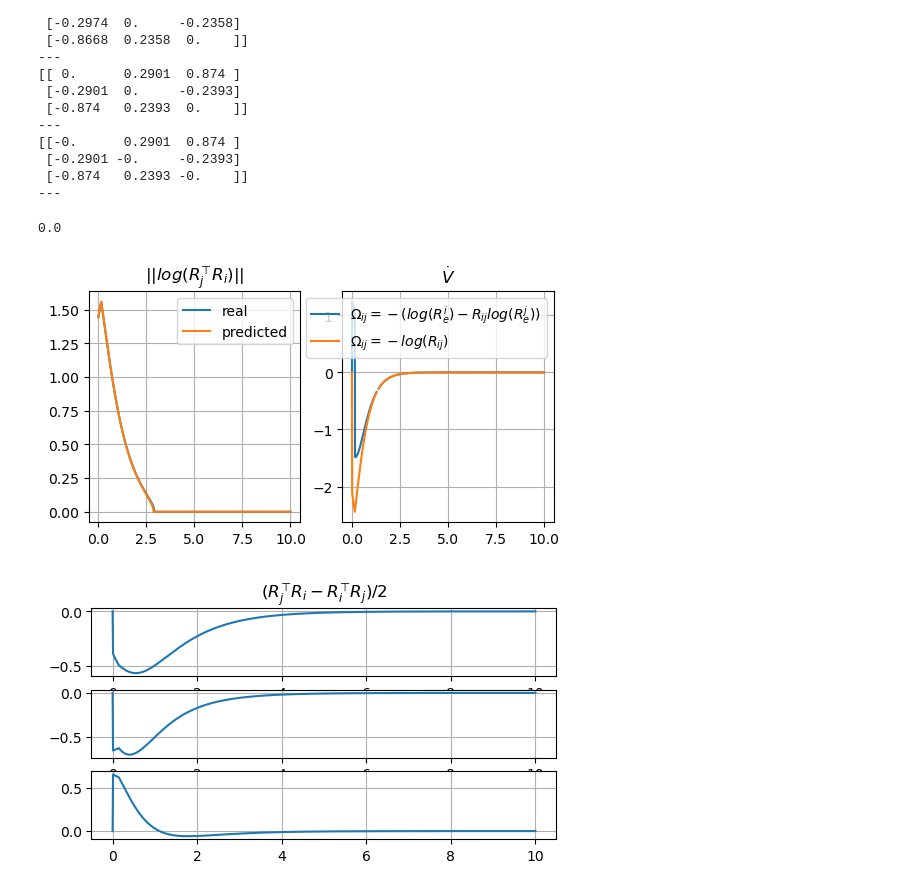
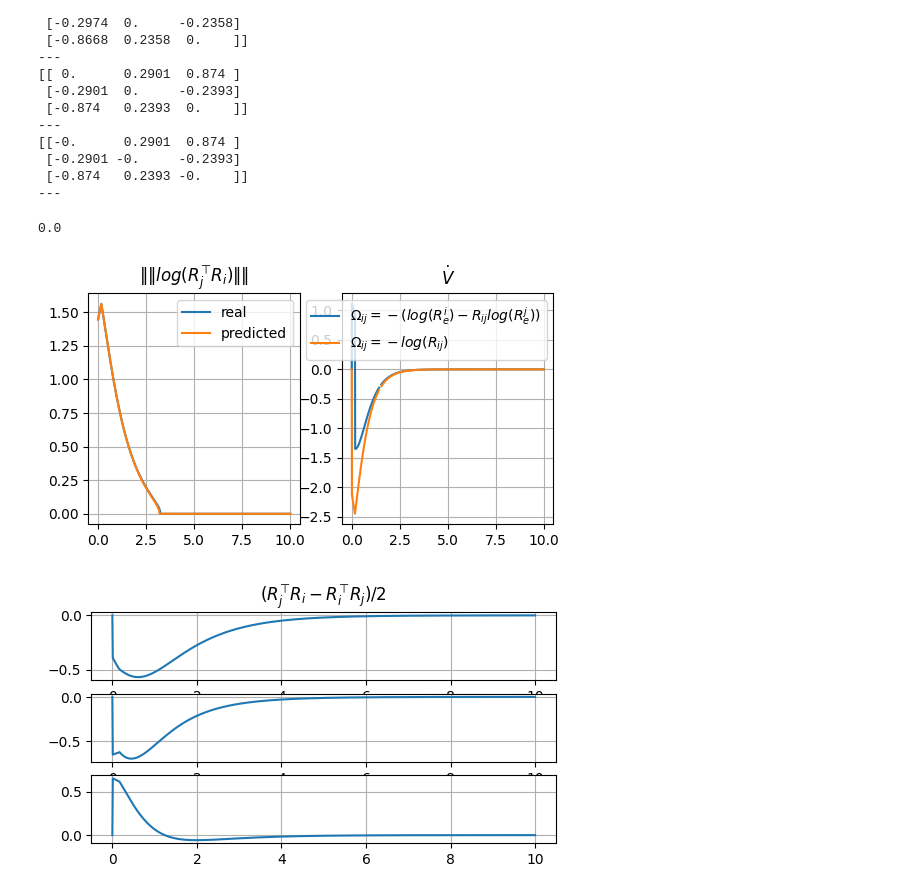
Before and after one commit to jesusBV20/source_seeking_3D, a Jupyter notebook: _test_notebook.ipynb, the cells around one changed output. Saved outputs shown, nothing was run; the diff lists cells and outputs as text; code cells hidden in the pictures.

```diff
--- a/_test_notebook.ipynb
+++ b/_test_notebook.ipynb
@@ -71,7 +71,7 @@ with np.printoptions(precision=4, suppress=True):
  [-0.874   0.2393 -0.    ]]
 ---
 # %%
-kw = 1
+kw = 0.9
 Ra = rot_3d_matrix(np.pi, -np.pi/2, 0)
 
 R1 = rot_3d_matrix(np.pi/3, 0, 0)
@@ -136,32 +136,32 @@ with np.printoptions(precision=3, suppress=True):
     print(theta_distance_from_R(Ra.T@R1_data[-1,:,:]))
 
 fig = plt.figure(figsize=(6,3))
 axs = fig.subplots(1,2)
 
 axs[0].set_title(r"$\|\|log(R_j^\top R_i)\|\|$")
 axs[0].plot(tlist, R12_norm_data, label="real")
 axs[0].plot(tlist, R12_norm_pred_data, label="predicted")
 axs[0].grid(True)
 axs[0].legend()
 
 axs[1].set_title(r"$\dot V$")
 axs[1].plot(tlist, V_dot_data, label=r"$\Omega_{ij} = -(log(R_e^i) - R_{ij}log(R_e^j))$")
 axs[1].plot(tlist, V_dot_test_data, label=r"$\Omega_{ij} = -log(R_{ij})$")
 axs[1].grid(True)
 axs[1].legend()
 
 plt.show()
 
 fig = plt.figure(figsize=(6,3))
 axs = fig.subplots(3,1)
 
 axs[0].set_title(r"$(R_j^\top R_i - R_i^\top R_j)/2$")
 for i in range(3):
     axs[i].plot(tlist, lee_metric[:,i])
     axs[i].grid(True)
 
 plt.show()
 # %% [output]
 0.0
-[figure, old version]
+[figure, new version]
-[figure, old version]
+[figure, new version]
```
Also changed, not shown: 2 other files.
